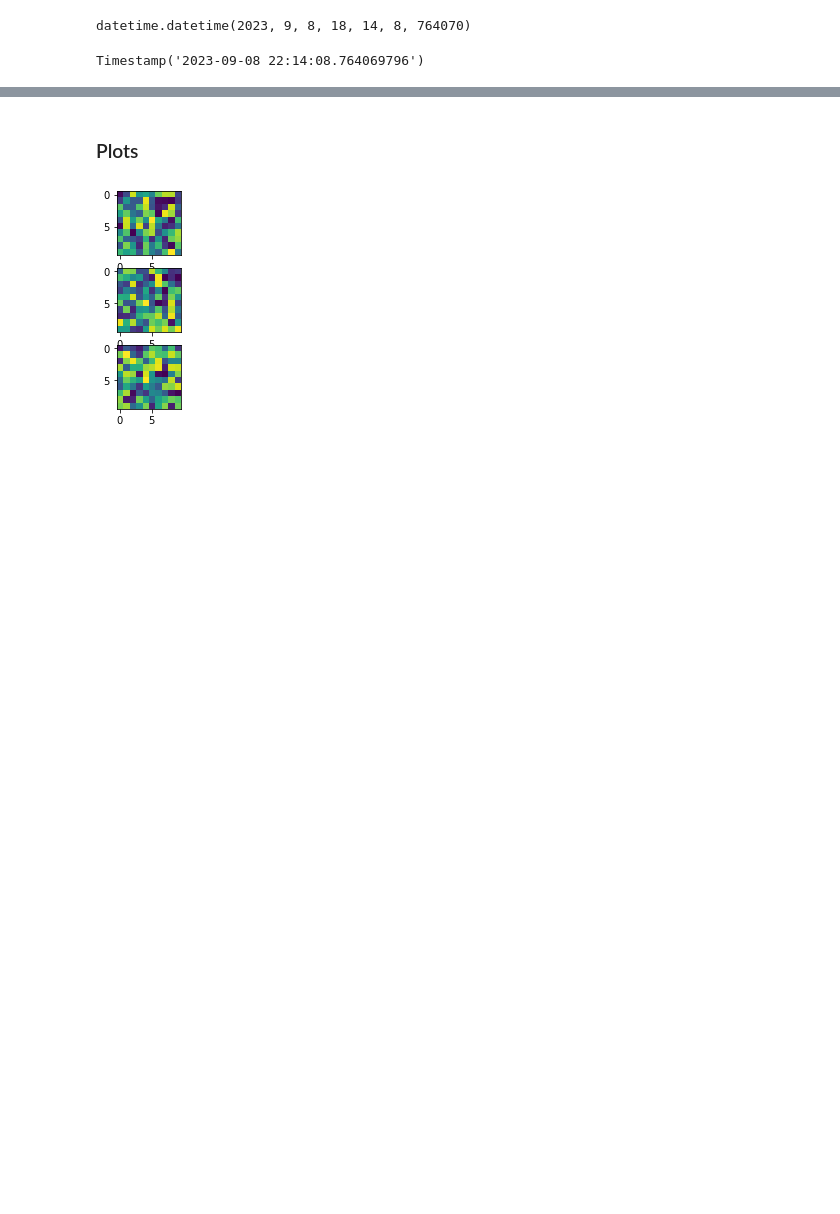
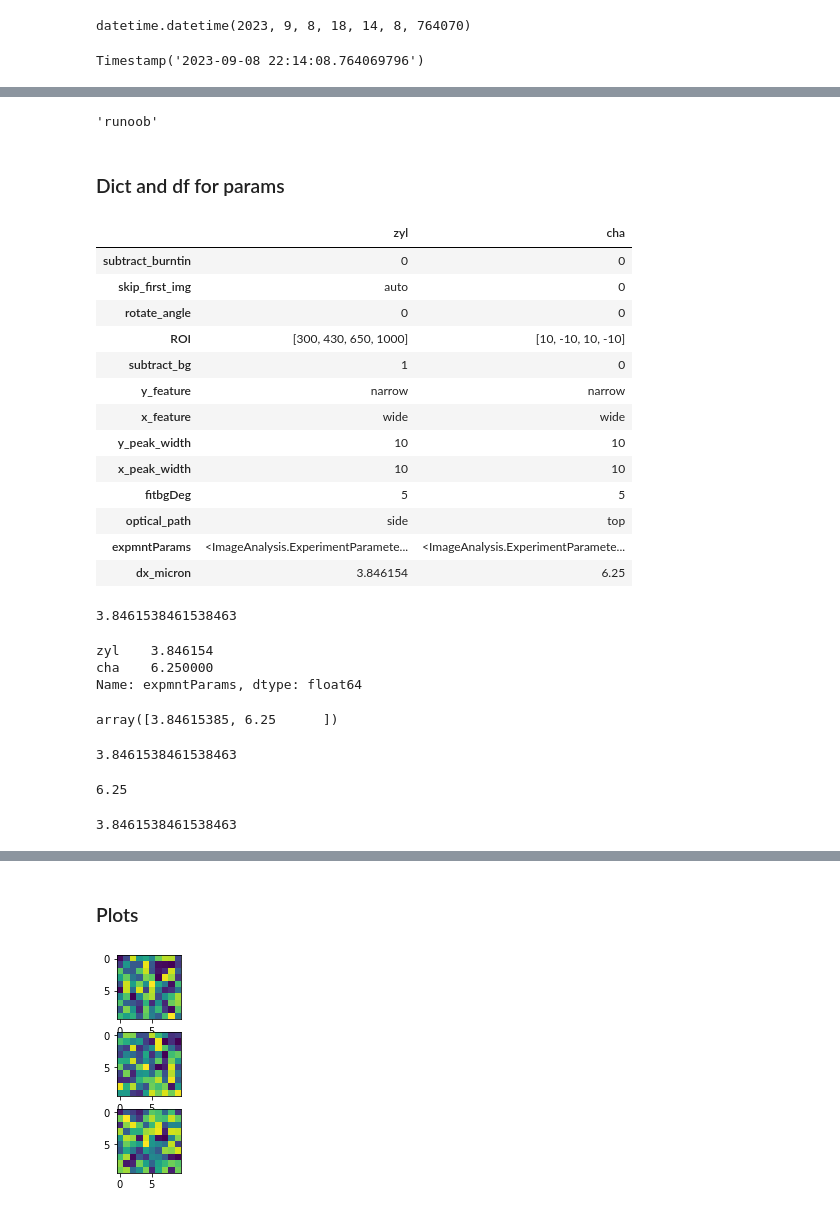
Before and after one commit to insommer/AnalysisCode, a Jupyter notebook: Coding Test/Coding Test.ipynb, the cells around one changed output, grey strips where cells are left out. Cells and saved outputs as stored; diff of their text form; code cells hidden in the pictures; blank space fills up the shorter version.

```diff
--- a/Coding Test/Coding Test.ipynb
+++ b/Coding Test/Coding Test.ipynb
@@ -505,0 +575,76 @@ Timestamp('2023-09-08 22:14:08.764069796')
+# %%
+p.name
+# %% [output]
+'runoob'
+# %% [markdown]
+### Dict and df for params
+# %%
+runParams = {
+    'subtract_burntin': [0, 0],
+    'skip_first_img': ['auto', 0],
+    'rotate_angle': [0, 0], #rotates ccw
+    'ROI': [
+        # [10, -10, 10, -10],
+        [300, 430, 650, 1000],
+        [10, -10, 10, -10]
+    ], # rowStart, rowEnd, colStart, colEnd
+
+    'subtract_bg': [1, 0],
+    'y_feature': ['narrow', 'narrow'],
+    'x_feature': ['wide', 'wide'],
+    'y_peak_width': [10, 10], # The narrower the signal, the bigger the number.
+    'x_peak_width': [10, 10], # The narrower the signal, the bigger the number.
+    'fitbgDeg': [5, 5],
+
+    'optical_path': ['side', 'top']
+}
+# %%
+date = '11/7/2024'
+
+params_zyl = ImageAnalysisCode.ExperimentParams(date, axis=runParams['optical_path'][0], cam_type = "zyla")
+params_cha = ImageAnalysisCode.ExperimentParams(date, axis=runParams['optical_path'][1], cam_type = "chameleon")
+runParams['expmntParams'] = [params_zyl, params_cha]
+runParams['dx_micron'] = np.vectorize( lambda a : a.camera.pixelsize_microns / a.magnification)(runParams['expmntParams'])
+# %%
+runParams = pd.DataFrame.from_dict(runParams, orient='index', columns=['zyl', 'cha'])
+# %%
+runParams
+# %% [output]
+|  | zyl | cha |
+| subtract_burntin | 0 | 0 |
+| skip_first_img | auto | 0 |
+| rotate_angle | 0 | 0 |
+| ROI | [300, 430, 650, 1000] | [10, -10, 10, -10] |
+| subtract_bg | 1 | 0 |
+| y_feature | narrow | narrow |
+| x_feature | wide | wide |
+| y_peak_width | 10 | 10 |
+| x_peak_width | 10 | 10 |
+| fitbgDeg | 5 | 5 |
+| optical_path | side | top |
+| expmntParams | <ImageAnalysis.ExperimentParamete... | <ImageAnalysis.ExperimentParamete... |
+| dx_micron | 3.846154 | 6.25 |
+# %%
+runParams['zyl'].dx_micron
+# %% [output]
+3.8461538461538463
+# %%
+# runParams.loc['dx_micron'] =
+runParams.loc['expmntParams'].apply(
+    lambda a : a.camera.pixelsize_microns / a.magnification)
+# %% [output]
+zyl    3.846154
+cha    6.250000
+Name: expmntParams, dtype: float64
+# %%
+np.vectorize( lambda a : a.camera.pixelsize_microns / a.magnification)(runParams['expmntParams'])
+# %% [output]
+array([3.84615385, 6.25      ])
+# %%
+params_zyl.camera.pixelsize_microns / params_zyl.magnification
+# %% [output]
+3.8461538461538463
+# %%
+params_cha.camera.pixelsize_microns / params_cha.magnification
+# %% [output]
+6.25
@@ -505,0 +653,4 @@ Timestamp('2023-09-08 22:14:08.764069796')
+# %%
+x(runParams.zyl.expmntParams)
+# %% [output]
+3.8461538461538463
```
Also changed, not shown: parts of 46 cells of this notebook, 6 other files.
